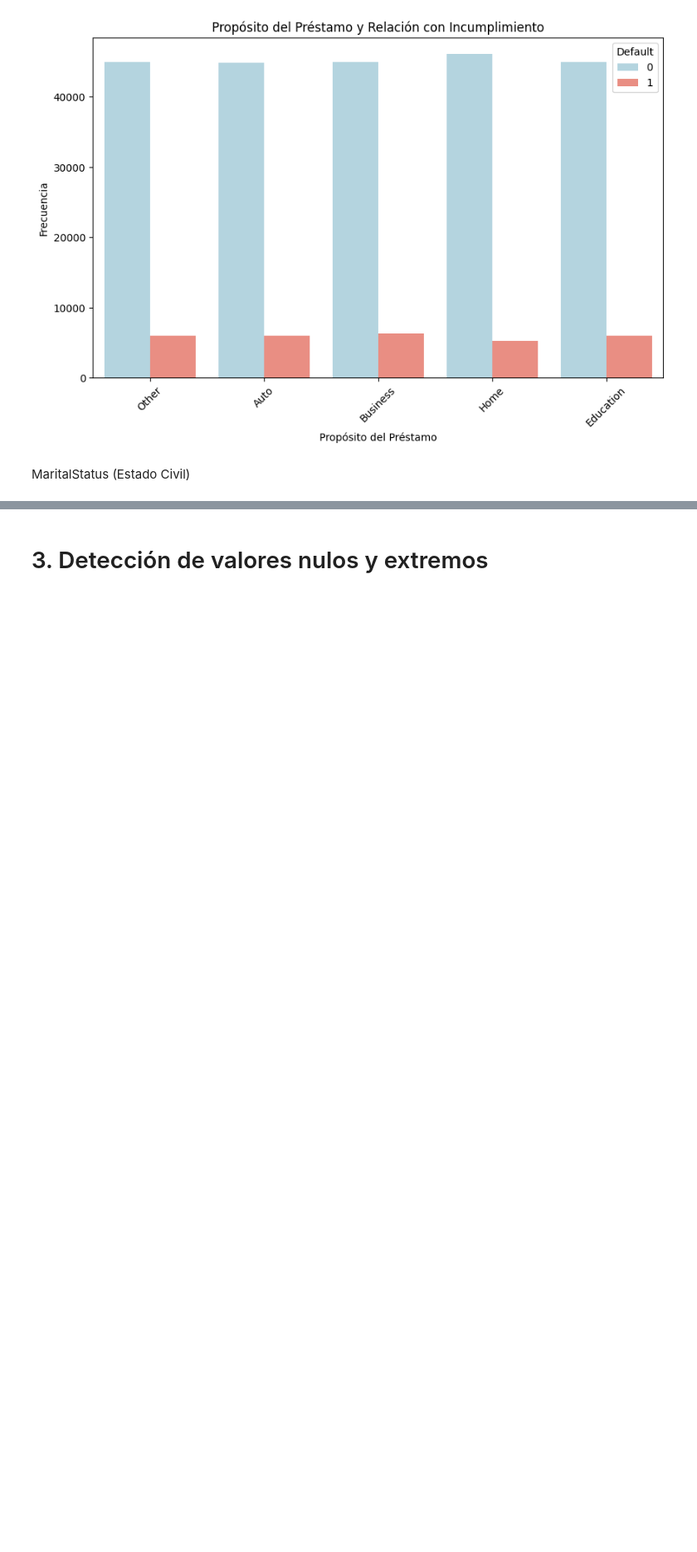
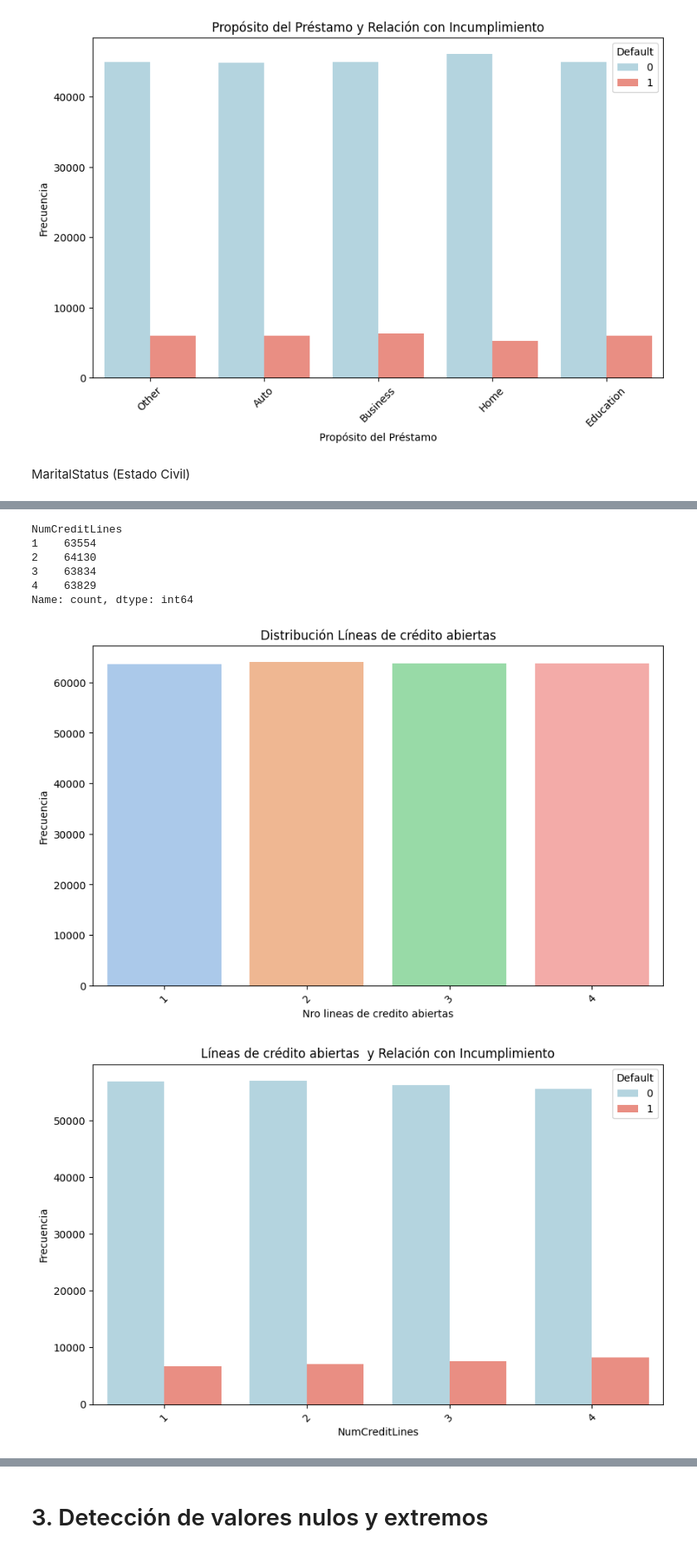
Before and after one commit to juancarignano/tp1_ML, a Jupyter notebook: tp1_ML.ipynb, the cells around one changed output, grey strips where cells are left out. Shown at 83% size. Saved outputs shown, nothing was run; the diff lists cells and outputs as text; code cells hidden in the pictures; blank space fills up the shorter version.

```diff
--- a/tp1_ML.ipynb
+++ b/tp1_ML.ipynb
@@ -355,0 +443,31 @@ Name: count, dtype: int64
+# %%
+# Líneas de crédito abiertas
+num_CreditLines = df['NumCreditLines'].value_counts()
+print(num_CreditLines.sort_index())
+
+# Gráfico de barras de 'NumCreditLines'
+plt.figure(figsize=(10, 6))
+sns.countplot(x='NumCreditLines', data=df, hue='NumCreditLines', palette='pastel', legend=False)
+plt.title('Distribución Líneas de crédito abiertas')
+plt.xlabel('Nro lineas de credito abiertas')
+plt.ylabel('Frecuencia')
+plt.xticks(rotation=45)
+plt.show()
+
+# Gráfico de barras para 'NumCreditLines' vs 'Default'
+plt.figure(figsize=(10, 6))
+sns.countplot(x='NumCreditLines', hue='Default', data=df, palette=['lightblue', 'salmon'])
+plt.title('Líneas de crédito abiertas  y Relación con Incumplimiento')
+plt.xlabel('NumCreditLines')
+plt.ylabel('Frecuencia')
+plt.xticks(rotation=45)
+plt.show()
+# %% [output]
+NumCreditLines
+1    63554
+2    64130
+3    63834
+4    63829
+Name: count, dtype: int64
+[figure, added]
+[figure, added]
```
Also changed, not shown: parts of 23 cells of this notebook.
